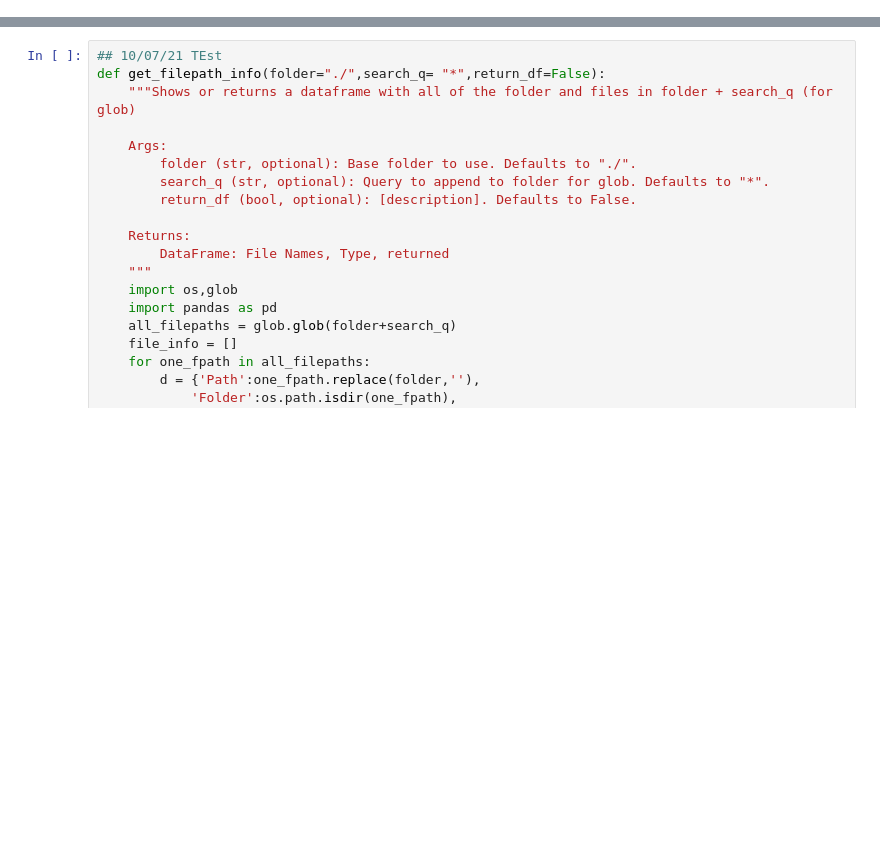
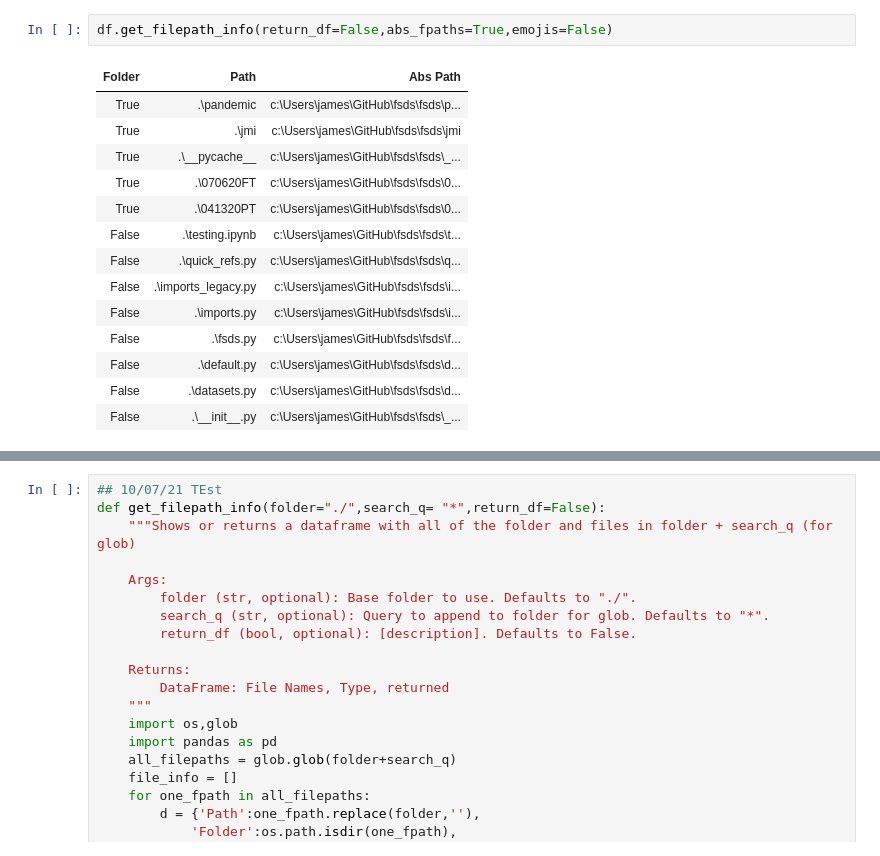
Before and after one commit to jirvingphd/fsds, a Jupyter notebook: fsds/testing.ipynb, the cells around one changed output, grey strips where cells are left out. Saved outputs shown, nothing was run; the diff lists cells and outputs as text; blank space fills up the shorter version.

```diff
--- a/fsds/testing.ipynb
+++ b/fsds/testing.ipynb
@@ -8,3 +5,20 @@ The autoreload extension is already loaded. To reload it, use:
+# %%
+df.get_filepath_info(return_df=False,abs_fpaths=True,emojis=False)
+# %% [output]
+| Folder | Path | Abs Path |
+| True | .\pandemic | c:\Users\james\GitHub\fsds\fsds\p... |
+| True | .\jmi | c:\Users\james\GitHub\fsds\fsds\jmi |
+| True | .\__pycache__ | c:\Users\james\GitHub\fsds\fsds\_... |
+| True | .\070620FT | c:\Users\james\GitHub\fsds\fsds\0... |
+| True | .\041320PT | c:\Users\james\GitHub\fsds\fsds\0... |
+| False | .\testing.ipynb | c:\Users\james\GitHub\fsds\fsds\t... |
+| False | .\quick_refs.py | c:\Users\james\GitHub\fsds\fsds\q... |
+| False | .\imports_legacy.py | c:\Users\james\GitHub\fsds\fsds\i... |
+| False | .\imports.py | c:\Users\james\GitHub\fsds\fsds\i... |
+| False | .\fsds.py | c:\Users\james\GitHub\fsds\fsds\f... |
+| False | .\default.py | c:\Users\james\GitHub\fsds\fsds\d... |
+| False | .\datasets.py | c:\Users\james\GitHub\fsds\fsds\d... |
+| False | .\__init__.py | c:\Users\james\GitHub\fsds\fsds\_... |
 # %%
 df.get_filepath_info(return_df=True)
 # %% [output]
```
Also changed, not shown: parts of 4 cells of this notebook, 1 other file.
